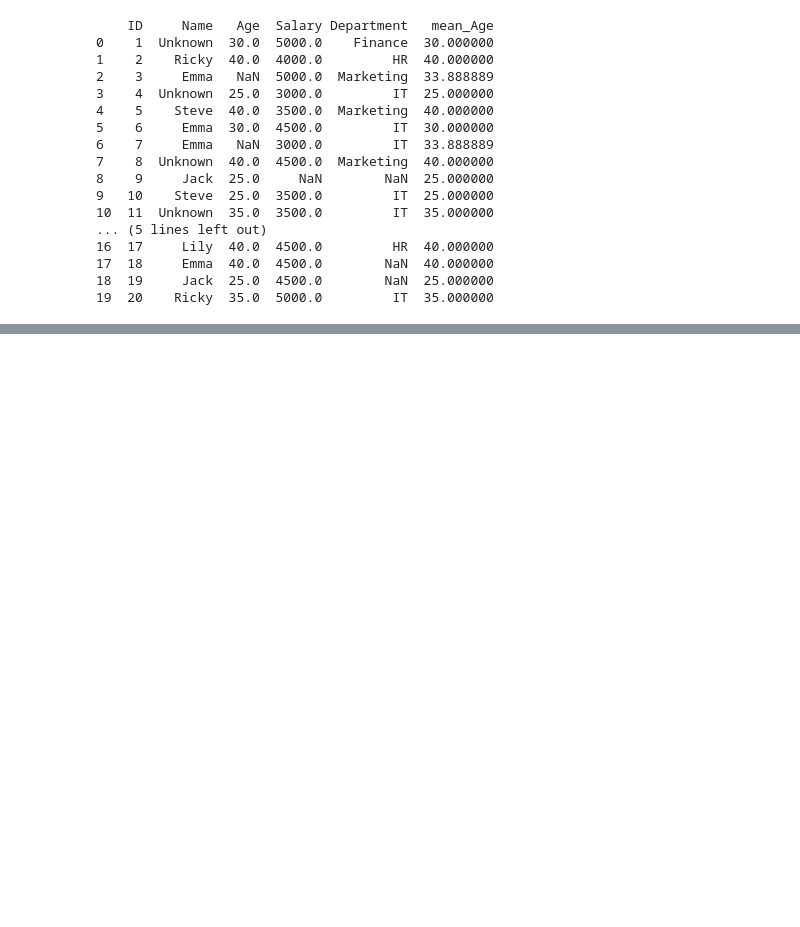
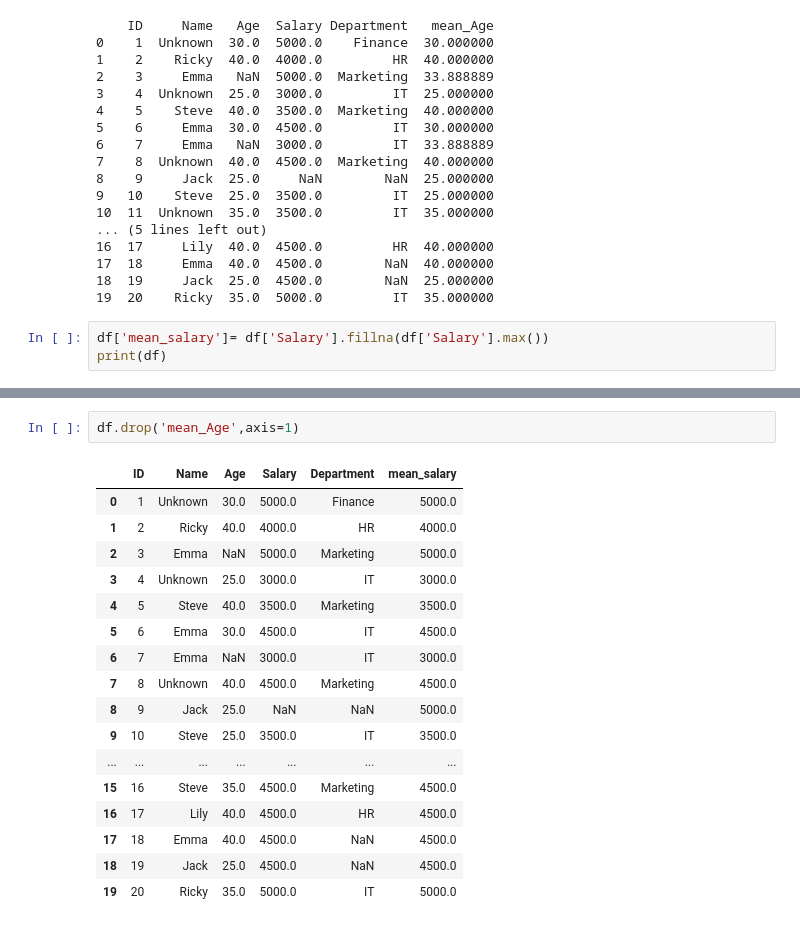
Before and after one commit to KirtiRanjan26/Pandas-Tutorial, a Jupyter notebook: Pandas.ipynb, the cells around one changed output, grey strips where cells are left out. Cells and saved outputs as stored; diff of their text form; blank space fills up the shorter version.

```diff
--- a/Pandas.ipynb
+++ b/Pandas.ipynb
@@ -428,3 +428,6 @@ print(df)
 17  18     Emma  40.0  4500.0        NaN  40.000000
 18  19     Jack  25.0  4500.0        NaN  25.000000
 19  20    Ricky  35.0  5000.0         IT  35.000000
+# %%
+df['mean_salary']= df['Salary'].fillna(df['Salary'].max())
+print(df)
@@ -430,0 +452,20 @@ print(df)
+# %%
+df.drop('mean_Age',axis=1)
+# %% [output]
+|  | ID | Name | Age | Salary | Department | mean_salary |
+| 0 | 1 | Unknown | 30.0 | 5000.0 | Finance | 5000.0 |
+| 1 | 2 | Ricky | 40.0 | 4000.0 | HR | 4000.0 |
+| 2 | 3 | Emma | NaN | 5000.0 | Marketing | 5000.0 |
+| 3 | 4 | Unknown | 25.0 | 3000.0 | IT | 3000.0 |
+| 4 | 5 | Steve | 40.0 | 3500.0 | Marketing | 3500.0 |
+| 5 | 6 | Emma | 30.0 | 4500.0 | IT | 4500.0 |
+| 6 | 7 | Emma | NaN | 3000.0 | IT | 3000.0 |
+| 7 | 8 | Unknown | 40.0 | 4500.0 | Marketing | 4500.0 |
+| 8 | 9 | Jack | 25.0 | NaN | NaN | 5000.0 |
+| 9 | 10 | Steve | 25.0 | 3500.0 | IT | 3500.0 |
+| ... | ... | ... | ... | ... | ... | ... |
+| 15 | 16 | Steve | 35.0 | 4500.0 | Marketing | 4500.0 |
+| 16 | 17 | Lily | 40.0 | 4500.0 | HR | 4500.0 |
+| 17 | 18 | Emma | 40.0 | 4500.0 | NaN | 4500.0 |
+| 18 | 19 | Jack | 25.0 | 4500.0 | NaN | 4500.0 |
+| 19 | 20 | Ricky | 35.0 | 5000.0 | IT | 5000.0 |
```
Also changed, not shown: parts of 3 cells of this notebook.
